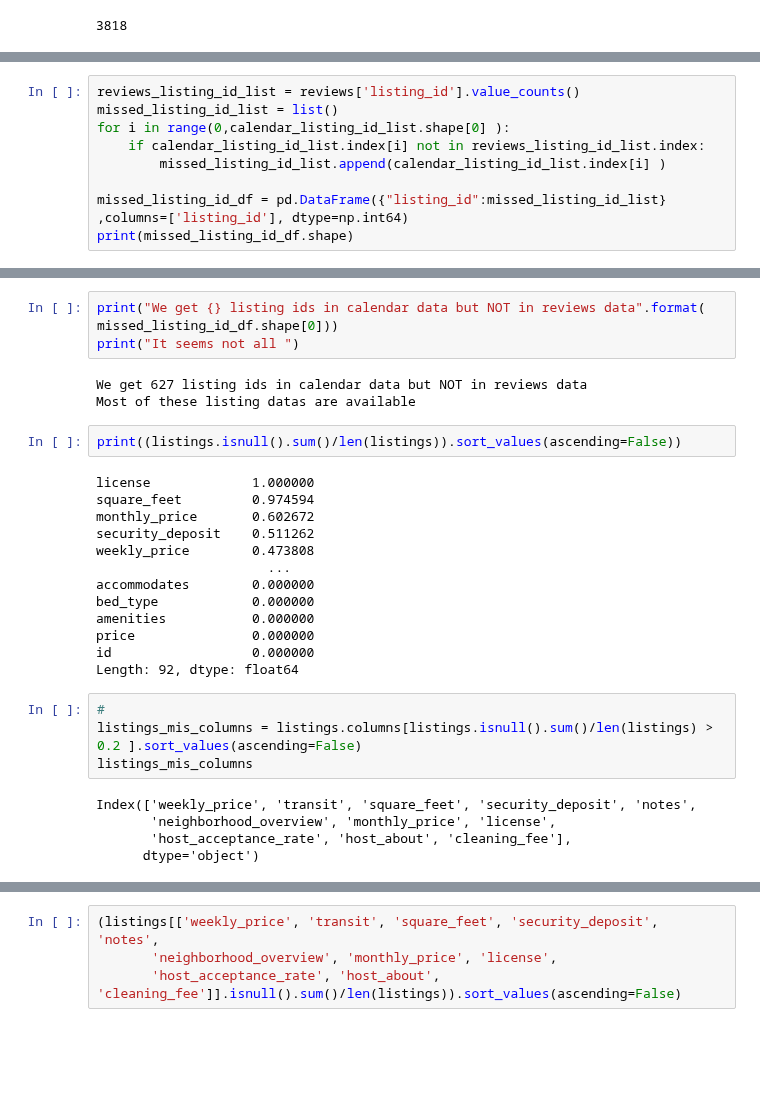
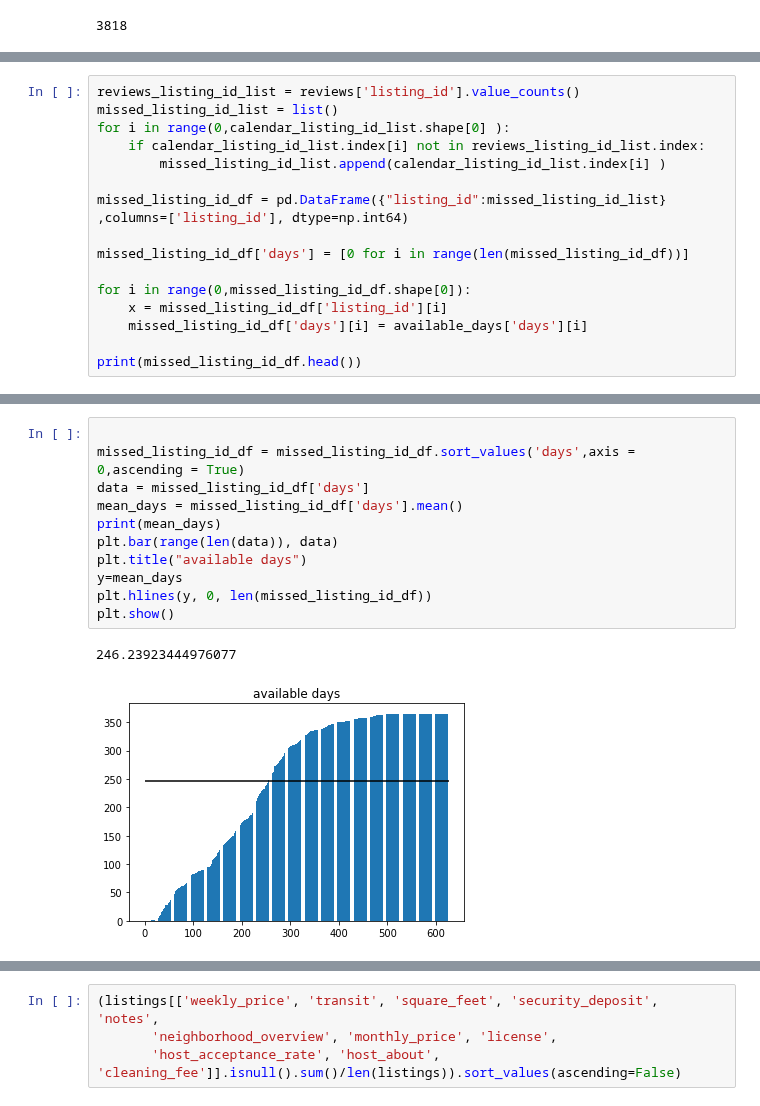
Before and after one commit to helloxms/Seattle_Airbnb_Open_Data_Analysis, a Jupyter notebook: seattle_airbnb_analysis.ipynb, the cells around one changed output, grey strips where cells are left out. Cells and saved outputs as stored; diff of their text form; blank space fills up the shorter version.

```diff
--- a/seattle_airbnb_analysis.ipynb
+++ b/seattle_airbnb_analysis.ipynb
@@ -264,5 +268,12 @@ for i in range(0,calendar_listing_id_list.shape[0] ):
         missed_listing_id_list.append(calendar_listing_id_list.index[i] )
 
 missed_listing_id_df = pd.DataFrame({"listing_id":missed_listing_id_list} ,columns=['listing_id'], dtype=np.int64)
-print(missed_listing_id_df.shape)
+
+missed_listing_id_df['days'] = [0 for i in range(len(missed_listing_id_df))]
+
+for i in range(0,missed_listing_id_df.shape[0]):
+    x = missed_listing_id_df['listing_id'][i]
+    missed_listing_id_df['days'][i] = available_days['days'][i]
+
+print(missed_listing_id_df.head())
 # %% [output]
@@ -293,30 +286,14 @@ listing id: 9484823 available days: 365
-# %%
-print("We get {} listing ids in calendar data but NOT in reviews data".format( missed_listing_id_df.shape[0]))
-print("It seems not all ")
-# %% [output]
-We get 627 listing ids in calendar data but NOT in reviews data
-Most of these listing datas are available
-# %%
-print((listings.isnull().sum()/len(listings)).sort_values(ascending=False))
-# %% [output]
-license             1.000000
-square_feet         0.974594
-monthly_price       0.602672
-security_deposit    0.511262
-weekly_price        0.473808
-                      ...
-accommodates        0.000000
-bed_type            0.000000
-amenities           0.000000
-price               0.000000
-id                  0.000000
-Length: 92, dtype: float64
-# %%
-#
-listings_mis_columns = listings.columns[listings.isnull().sum()/len(listings) > 0.2 ].sort_values(ascending=False)
-listings_mis_columns
-# %% [output]
-Index(['weekly_price', 'transit', 'square_feet', 'security_deposit', 'notes',
-       'neighborhood_overview', 'monthly_price', 'license',
-       'host_acceptance_rate', 'host_about', 'cleaning_fee'],
-      dtype='object')
+# %%
+
+missed_listing_id_df = missed_listing_id_df.sort_values('days',axis = 0,ascending = True)
+data = missed_listing_id_df['days']
+mean_days = missed_listing_id_df['days'].mean()
+print(mean_days)
+plt.bar(range(len(data)), data)
+plt.title("available days")
+y=mean_days
+plt.hlines(y, 0, len(missed_listing_id_df))
+plt.show()
+# %% [output]
+246.23923444976077
+[figure, added]
```
Also changed, not shown: parts of 63 cells of this notebook.
